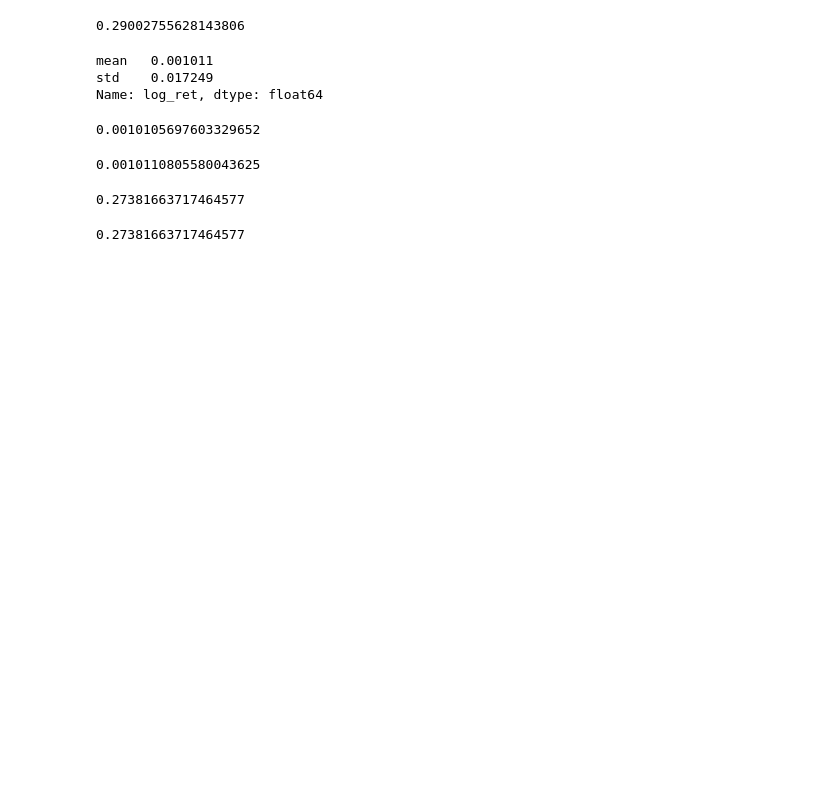
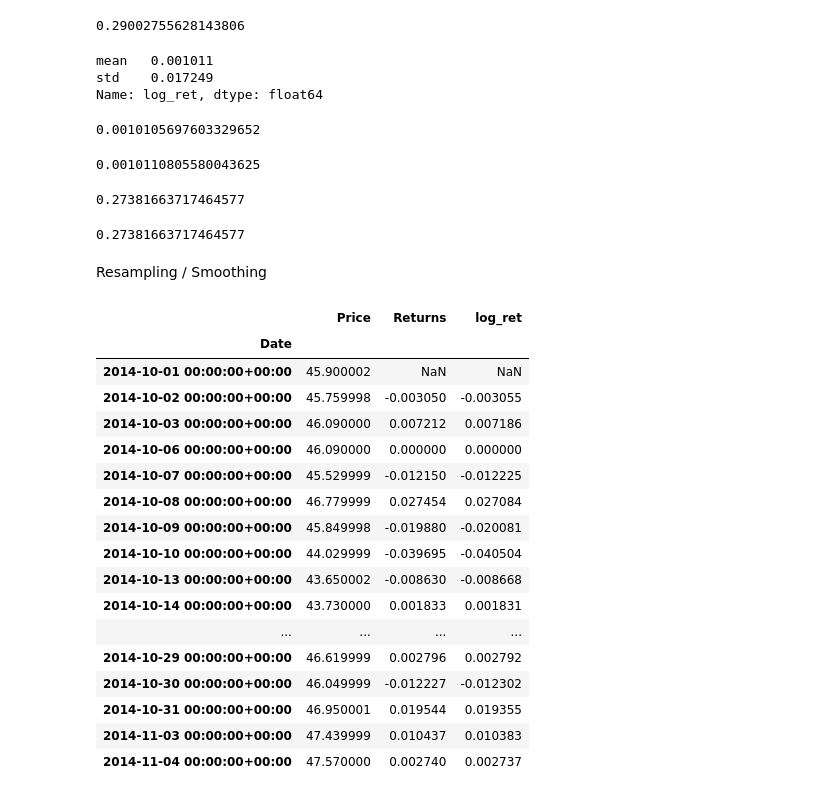
Before and after one commit to apasvenskas/Python-practice-with-financial-data, a Jupyter notebook: AnnualizingMeanReturn.ipynb, the cells around one changed output. Drawn from its saved outputs; the diff is of its cells as text; code cells hidden in the pictures; blank space fills up the shorter version.

```diff
--- a/AnnualizingMeanReturn.ipynb
+++ b/AnnualizingMeanReturn.ipynb
@@ -84,3 +84,26 @@ ann_std = np.sqrt(msft.log_ret.var() * 252)
 ann_std
 # %% [output]
 0.27381663717464577
+# %% [markdown]
+Resampling / Smoothing
+# %%
+msft.head(25)
+# %% [output]
+|  | Price | Returns | log_ret |
+| Date |  |  |  |
+| 2014-10-01 00:00:00+00:00 | 45.900002 | NaN | NaN |
+| 2014-10-02 00:00:00+00:00 | 45.759998 | -0.003050 | -0.003055 |
+| 2014-10-03 00:00:00+00:00 | 46.090000 | 0.007212 | 0.007186 |
+| 2014-10-06 00:00:00+00:00 | 46.090000 | 0.000000 | 0.000000 |
+| 2014-10-07 00:00:00+00:00 | 45.529999 | -0.012150 | -0.012225 |
+| 2014-10-08 00:00:00+00:00 | 46.779999 | 0.027454 | 0.027084 |
+| 2014-10-09 00:00:00+00:00 | 45.849998 | -0.019880 | -0.020081 |
+| 2014-10-10 00:00:00+00:00 | 44.029999 | -0.039695 | -0.040504 |
+| 2014-10-13 00:00:00+00:00 | 43.650002 | -0.008630 | -0.008668 |
+| 2014-10-14 00:00:00+00:00 | 43.730000 | 0.001833 | 0.001831 |
+| ... | ... | ... | ... |
+| 2014-10-29 00:00:00+00:00 | 46.619999 | 0.002796 | 0.002792 |
+| 2014-10-30 00:00:00+00:00 | 46.049999 | -0.012227 | -0.012302 |
+| 2014-10-31 00:00:00+00:00 | 46.950001 | 0.019544 | 0.019355 |
+| 2014-11-03 00:00:00+00:00 | 47.439999 | 0.010437 | 0.010383 |
+| 2014-11-04 00:00:00+00:00 | 47.570000 | 0.002740 | 0.002737 |
```
Also changed, not shown: parts of 10 cells of this notebook.
